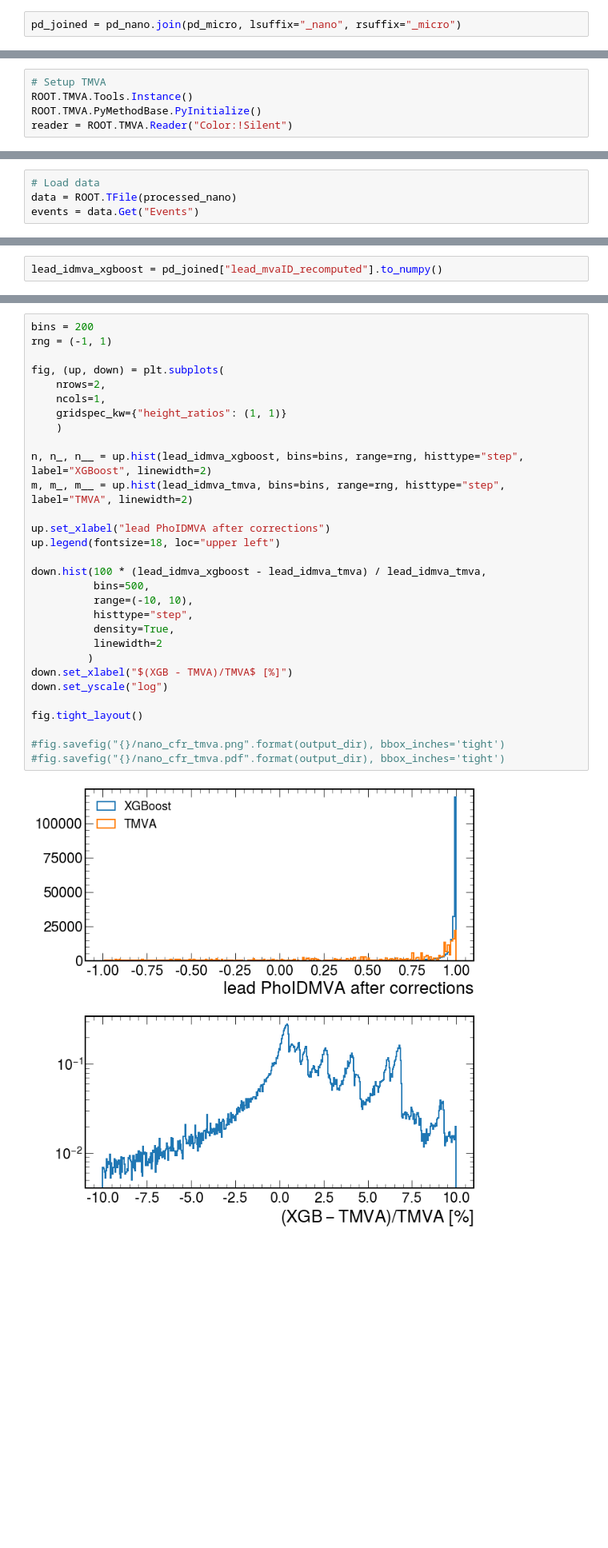
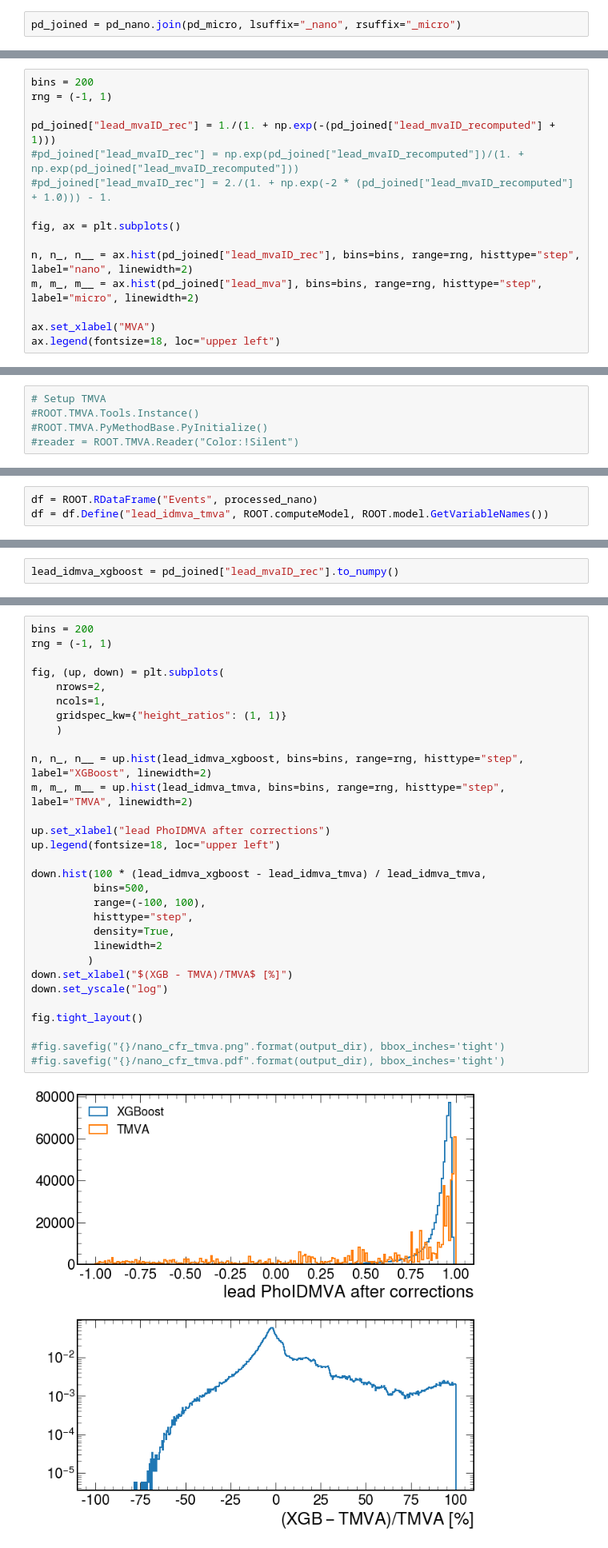
Before and after one commit to maxgalli/UsefulHEPScripts, a Jupyter notebook: flashgg_investigate/compare_nano_micro/dump_plots.ipynb, the cells around one changed output, grey strips where cells are left out. Shown at 80% size. Drawn from its saved outputs; the diff is of its cells as text; blank space fills up the shorter version.

```diff
--- a/flashgg_investigate/compare_nano_micro/dump_plots.ipynb
+++ b/flashgg_investigate/compare_nano_micro/dump_plots.ipynb
@@ -395,0 +442,15 @@ pd_joined
+# %%
+bins = 200
+rng = (-1, 1)
+
+pd_joined["lead_mvaID_rec"] = 1./(1. + np.exp(-(pd_joined["lead_mvaID_recomputed"] + 1)))
+#pd_joined["lead_mvaID_rec"] = np.exp(pd_joined["lead_mvaID_recomputed"])/(1. + np.exp(pd_joined["lead_mvaID_recomputed"]))
+#pd_joined["lead_mvaID_rec"] = 2./(1. + np.exp(-2 * (pd_joined["lead_mvaID_recomputed"] + 1.0))) - 1.
+
+fig, ax = plt.subplots()
+
+n, n_, n__ = ax.hist(pd_joined["lead_mvaID_rec"], bins=bins, range=rng, histtype="step", label="nano", linewidth=2)
+m, m_, m__ = ax.hist(pd_joined["lead_mva"], bins=bins, range=rng, histtype="step", label="micro", linewidth=2)
+
+ax.set_xlabel("MVA")
+ax.legend(fontsize=18, loc="upper left")
@@ -615,6 +700,6 @@ with uproot3.recreate(processed_nano) as f:
     f["Events"].extend(arraydict)
 # %%
 # Setup TMVA
-ROOT.TMVA.Tools.Instance()
-ROOT.TMVA.PyMethodBase.PyInitialize()
-reader = ROOT.TMVA.Reader("Color:!Silent")
+#ROOT.TMVA.Tools.Instance()
+#ROOT.TMVA.PyMethodBase.PyInitialize()
+#reader = ROOT.TMVA.Reader("Color:!Silent")
@@ -621,4 +711,3 @@ reader = ROOT.TMVA.Reader("Color:!Silent")
 # %%
-# Load data
-data = ROOT.TFile(processed_nano)
-events = data.Get("Events")
+df = ROOT.RDataFrame("Events", processed_nano)
+df = df.Define("lead_idmva_tmva", ROOT.computeModel, ROOT.model.GetVariableNames())
@@ -653,5 +761,5 @@ len(lead_idmva_tmva)
 # %%
-lead_idmva_xgboost = pd_joined["lead_mvaID_recomputed"].to_numpy()
+lead_idmva_xgboost = pd_joined["lead_mvaID_rec"].to_numpy()
 # %%
 len(lead_idmva_xgboost)
 # %% [output]
@@ -659,32 +767,32 @@ len(lead_idmva_xgboost)
 # %%
 bins = 200
 rng = (-1, 1)
 
 fig, (up, down) = plt.subplots(
     nrows=2,
     ncols=1,
     gridspec_kw={"height_ratios": (1, 1)}
     )
 
 n, n_, n__ = up.hist(lead_idmva_xgboost, bins=bins, range=rng, histtype="step", label="XGBoost", linewidth=2)
 m, m_, m__ = up.hist(lead_idmva_tmva, bins=bins, range=rng, histtype="step", label="TMVA", linewidth=2)
 
 up.set_xlabel("lead PhoIDMVA after corrections")
 up.legend(fontsize=18, loc="upper left")
 
 down.hist(100 * (lead_idmva_xgboost - lead_idmva_tmva) / lead_idmva_tmva,
           bins=500,
-          range=(-10, 10),
+          range=(-100, 100),
           histtype="step",
           density=True,
           linewidth=2
          )
 down.set_xlabel("$(XGB - TMVA)/TMVA$ [%]")
 down.set_yscale("log")
 
 fig.tight_layout()
 
 #fig.savefig("{}/nano_cfr_tmva.png".format(output_dir), bbox_inches='tight')
 #fig.savefig("{}/nano_cfr_tmva.pdf".format(output_dir), bbox_inches='tight')
 # %% [output]
-[figure, old version]
+[figure, new version]
```
Also changed, not shown: parts of 23 cells of this notebook, 14 other files.
